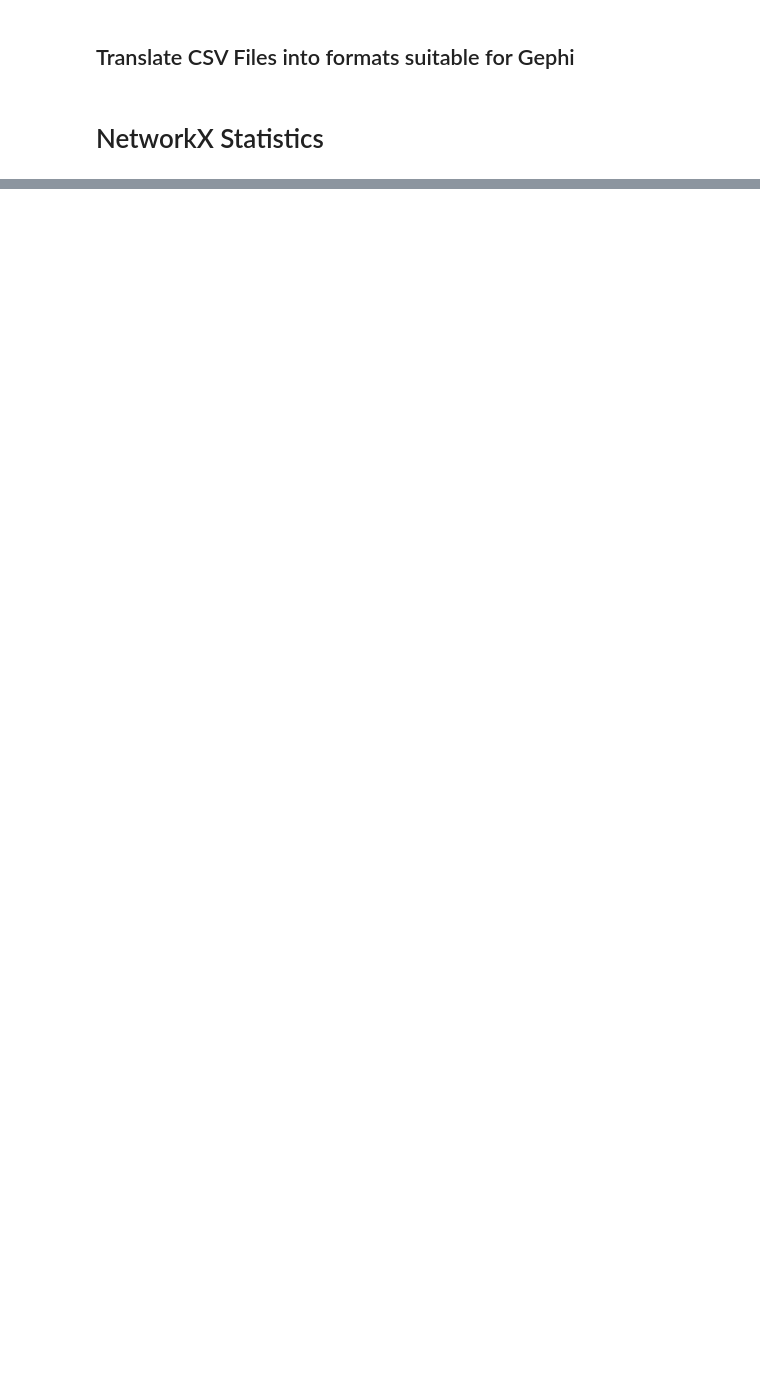
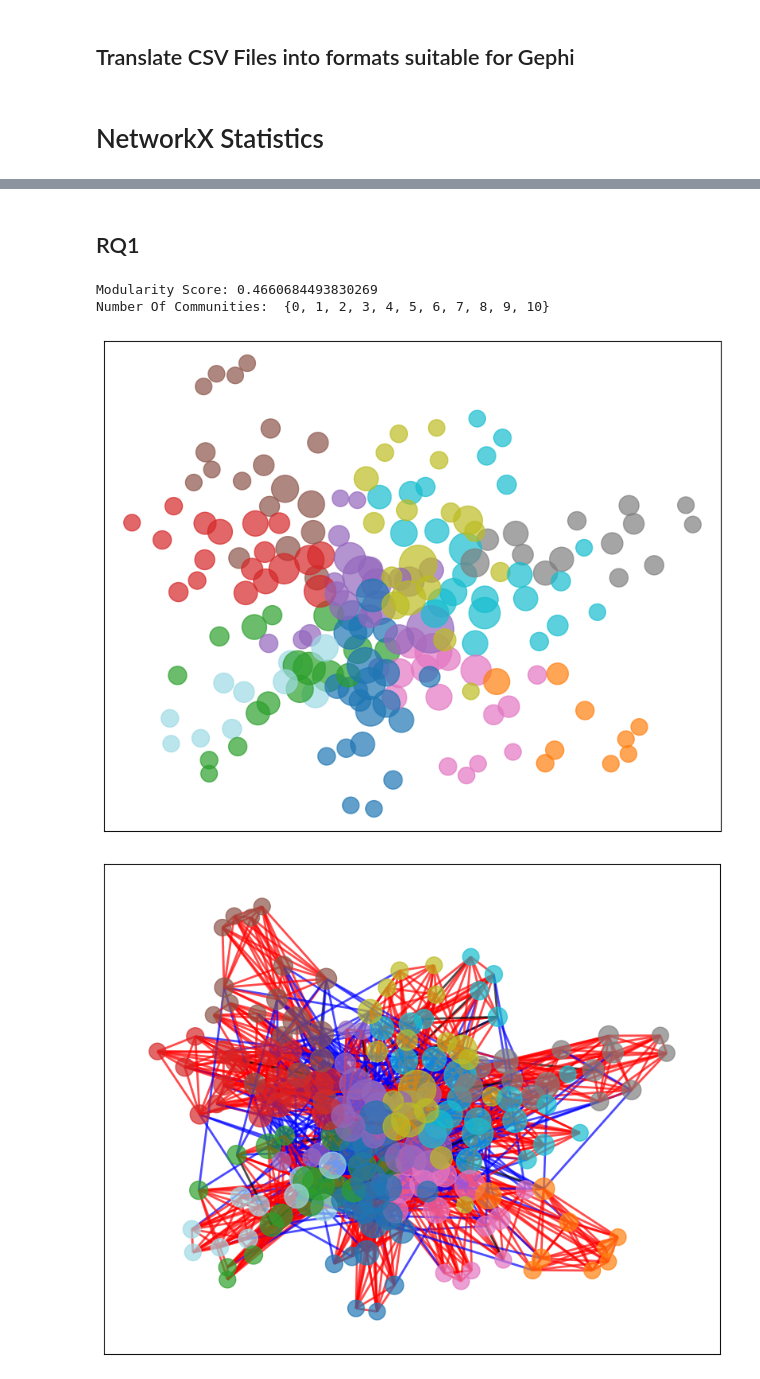
Before and after one commit to sachi-l/COMP0123_CW, a Jupyter notebook: Main_Code.ipynb, the cells around one changed output, grey strips where cells are left out. Drawn from its saved outputs; the diff is of its cells as text; code cells hidden in the pictures; blank space fills up the shorter version.

```diff
--- a/Main_Code.ipynb
+++ b/Main_Code.ipynb
@@ -319,0 +378,52 @@ import networkx as nx
+# %% [markdown]
+## RQ1
+# %%
+# Create graph from edges file
+edges_df = pd.read_csv("networks/costarring_network_edges.csv", delimiter=';')
+G = nx.Graph()
+for index, row in edges_df.iterrows():
+    G.add_edge(row['source'], row['target'], relationship=row['relationship'])
+
+    G.nodes[row['source']]['source_name'] = row['source']
+    G.nodes[row['target']]['target_name'] = row['target']
+# %%
+# COMMUNITY DETECTION USING LOUVAIN METHOD
+
+partition = community.best_partition(G)
+modularity_score = community.modularity(partition, G)
+print(f"Modularity Score: {modularity_score}")
+communities = set(partition.values())
+print("Number Of Communities: ", communities)
+
+# Visualize the communities
+colors = plt.cm.get_cmap('tab20', len(communities))  # Get a colormap with enough distinct colors
+community_colors = {comm: colors(i) for i, comm in enumerate(communities)}
+node_colors = [community_colors[partition[node]] for node in G.nodes()]
+
+relationship_colors = {
+    1: 'red',
+    -1: 'blue',
+    0: 'black'
+}
+
+edge_colors = [relationship_colors[G[u][v]['relationship']] for u, v in G.edges()]
+node_degrees = dict(G.degree())
+node_sizes = [node_degrees[node] * 25 for node in G.nodes()] # Multiply by a factor for better visibility
+
+# Graph without edges
+plt.figure(figsize=(10, 8))
+pos = nx.fruchterman_reingold_layout(G, k=0.07, seed=42)
+nx.draw_networkx_nodes(G, pos, node_color=node_colors, node_size=node_sizes, cmap=plt.cm.jet, alpha=0.7)
+plt.show()
+
+# Graph with edges
+plt.figure(figsize=(10, 8))
+pos = nx.fruchterman_reingold_layout(G, k=0.07, seed = 42)
+nx.draw_networkx_nodes(G, pos, node_color=node_colors, node_size=node_sizes, cmap=plt.cm.jet, alpha=0.7)
+nx.draw_networkx_edges(G, pos, edge_color=edge_colors, width=2, alpha=0.7)
+plt.show()
+# %% [output]
+Modularity Score: 0.4660684493830269
+Number Of Communities:  {0, 1, 2, 3, 4, 5, 6, 7, 8, 9, 10}
+[figure, added]
+[figure, added]
```
Also changed, not shown: parts of 22 cells of this notebook, 2 other files.
